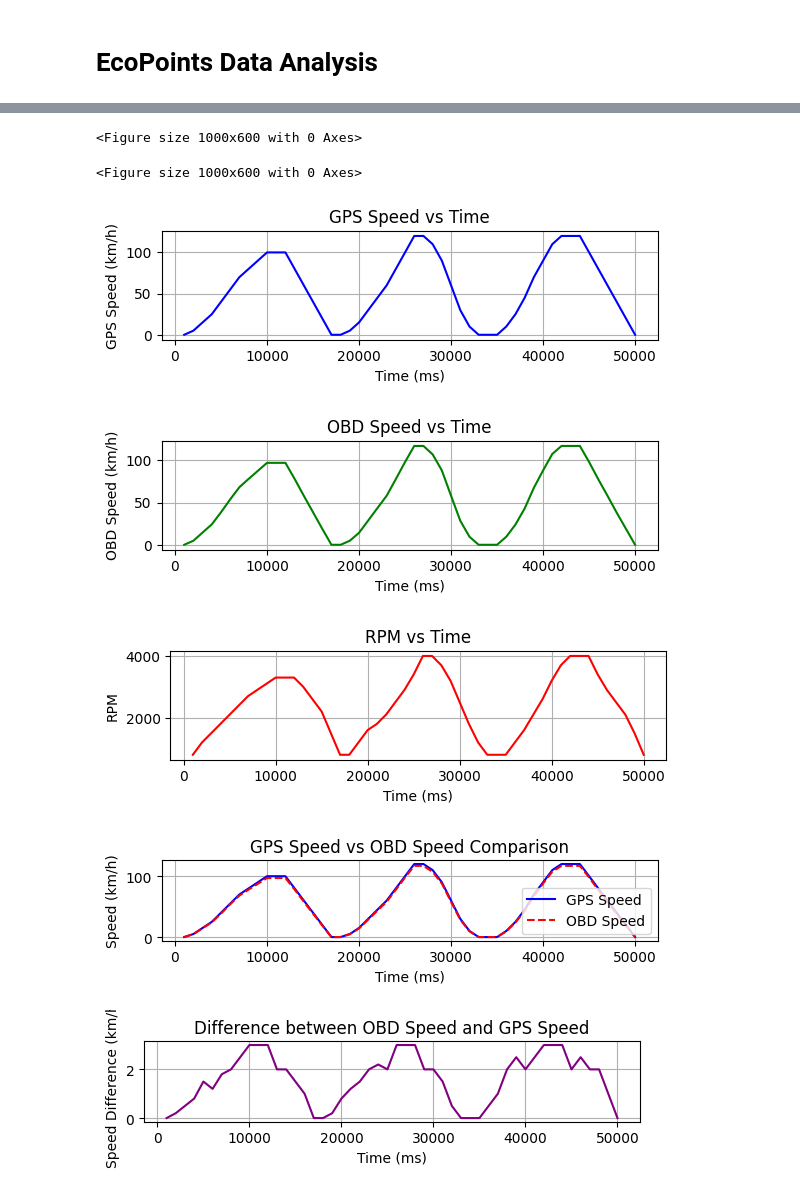
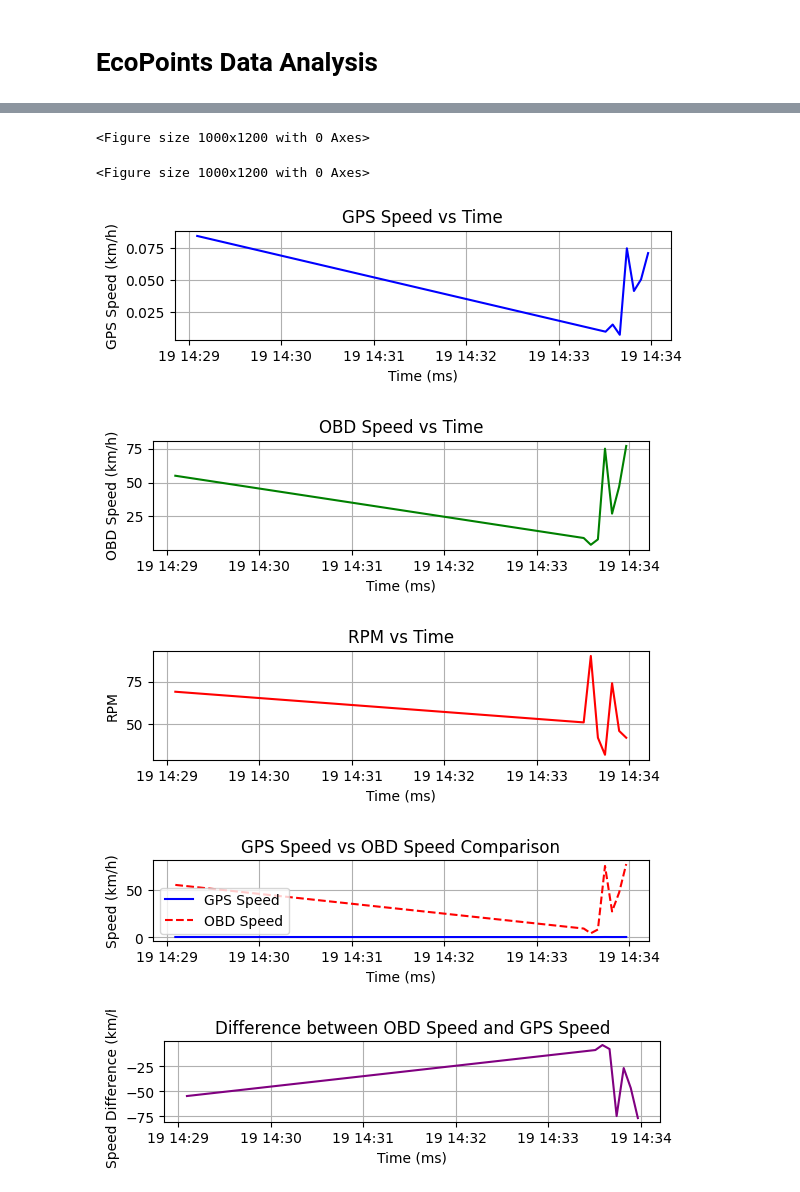
Before and after one commit to 2324-4bhif-syp/2324-4bhif-syp-project-ecopoints, a Jupyter notebook: notebook/DataAnalysis.ipynb, the cells around one changed output, grey strips where cells are left out. Saved outputs shown, nothing was run; the diff lists cells and outputs as text; code cells hidden in the pictures.

Commit message:
fix: updated notebook (+added engine load)

```diff
--- a/notebook/DataAnalysis.ipynb
+++ b/notebook/DataAnalysis.ipynb
@@ -7,5 +8,3 @@ import matplotlib.pyplot as plt
 # %%
-with open('data.json', 'r') as f:
+with open('data.json') as f:
     data = json.load(f)
-
-df = pd.DataFrame(data['data'])
@@ -32,54 +11,63 @@ print(df)
+# %%
+df = pd.json_normalize(data)
+# %%
+df['timestamp'] = pd.to_datetime(df['timestamp'], unit='ms')
+# %%
+df['Gps-Speed'] = pd.to_numeric(df['data.Gps-Speed'])
+df['Vehicle Speed'] = pd.to_numeric(df['data.Vehicle Speed'])
+df['Engine RPM_CLEANED_RES'] = pd.to_numeric(df['data.Engine RPM_CLEANED_RES'])
+df['Engine Load'] = pd.to_numeric(df['data.Engine Load'])
 # %%
-plt.figure(figsize=(10,6))
+plt.figure(figsize=(10, 12))
 # %% [output]
-<Figure size 1000x600 with 0 Axes>
+<Figure size 1000x1200 with 0 Axes>
-<Figure size 1000x600 with 0 Axes>
+<Figure size 1000x1200 with 0 Axes>
 # %%
 plt.subplot(3, 1, 1)
-plt.plot(df['time'], df['gpsSpeed'], label='GPS Speed', color='blue')
+plt.plot(df['timestamp'], df['Gps-Speed'], label='GPS Speed', color='blue')
 plt.xlabel('Time (ms)')
 plt.ylabel('GPS Speed (km/h)')
 plt.title('GPS Speed vs Time')
 plt.grid(True)
 # %% [output]
-[figure, old version]
+[figure, new version]
 # %%
 plt.subplot(3, 1, 2)
-plt.plot(df['time'], df['obdSpeed'], label='OBD Speed', color='green')
+plt.plot(df['timestamp'], df['Vehicle Speed'], label='OBD Speed', color='green')
 plt.xlabel('Time (ms)')
 plt.ylabel('OBD Speed (km/h)')
 plt.title('OBD Speed vs Time')
 plt.grid(True)
 # %% [output]
-[figure, old version]
+[figure, new version]
 # %%
 plt.subplot(3, 1, 3)
-plt.plot(df['time'], df['rpm'], label='RPM', color='red')
+plt.plot(df['timestamp'], df['Engine RPM_CLEANED_RES'], label='RPM', color='red')
 plt.xlabel('Time (ms)')
 plt.ylabel('RPM')
 plt.title('RPM vs Time')
 plt.grid(True)
 # %% [output]
-[figure, old version]
+[figure, new version]
 # %%
 plt.subplot(4, 1, 4)
-plt.plot(df['time'], df['gpsSpeed'], label='GPS Speed', color='blue')
-plt.plot(df['time'], df['obdSpeed'], label='OBD Speed', color='red', linestyle='--')
+plt.plot(df['timestamp'], df['Gps-Speed'], label='GPS Speed', color='blue')
+plt.plot(df['timestamp'], df['Vehicle Speed'], label='OBD Speed', color='red', linestyle='--')
 plt.xlabel('Time (ms)')
 plt.ylabel('Speed (km/h)')
 plt.title('GPS Speed vs OBD Speed Comparison')
 plt.legend()
 plt.grid(True)
 # %% [output]
-[figure, old version]
+[figure, new version]
 # %%
-df['speed_difference'] = df['gpsSpeed'] - df['obdSpeed']
+df['speed_difference'] = df['Gps-Speed'] - df['Vehicle Speed']
 
 plt.subplot(4, 1, 4)
-plt.plot(df['time'], df['speed_difference'], label='Difference (OBD - GPS)', color='purple')
+plt.plot(df['timestamp'], df['speed_difference'], label='Difference (OBD - GPS)', color='purple')
 plt.xlabel('Time (ms)')
 plt.ylabel('Speed Difference (km/h)')
 plt.title('Difference between OBD Speed and GPS Speed')
 plt.grid(True)
 # %% [output]
-[figure, old version]
+[figure, new version]
```
Also changed, not shown: parts of 3 cells of this notebook.
